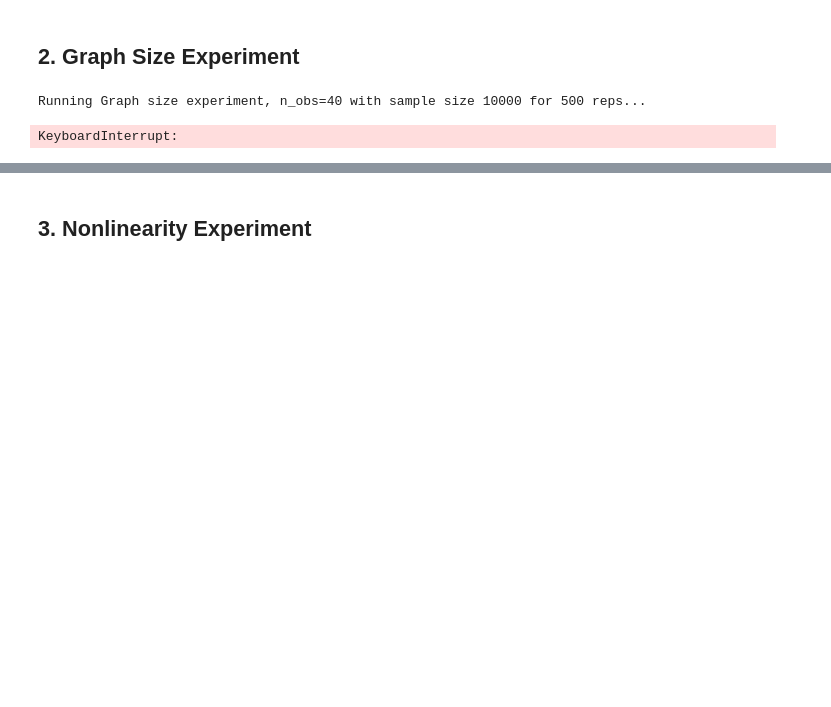
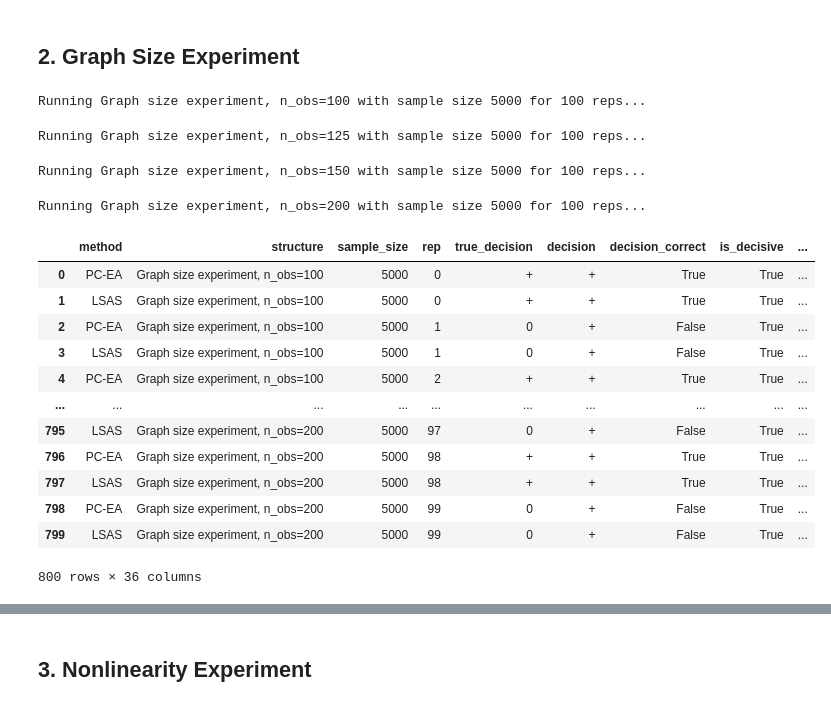
Before and after one commit to fritzwue/LPC-ID, a Jupyter notebook: ea_pc_experiment.ipynb, the cells around one changed output, grey strips where cells are left out. Drawn from its saved outputs; the diff is of its cells as text; code cells hidden in the pictures; blank space fills up the shorter version.

```diff
--- a/ea_pc_experiment.ipynb
+++ b/ea_pc_experiment.ipynb
@@ -1394,6 +1469,8 @@ method_styles = {
     "PC-EA-LSAS-rule": {"color": "orange", "marker": "D"},
 }
 
+def p_for_size(n_obs, avg_degree=TARGET_AVG_DEGREE):
+    return avg_degree / (n_obs + 1)
 
 def format_axis_labels(values):
     labels = []
@@ -1597,24 +1679,42 @@ plot_experiment_metrics(
 # %%
 graph_size_results_list = []
 
 for graph_size in graph_sizes:
     results_one_graph_size = run_structure_experiment(
         structure_name=f"Graph size experiment, n_obs={graph_size}",
         sample_sizes=[BASE_SAMPLE_SIZE],
         n_reps=BASE_N_REPS,
         n_obs=graph_size,
-        p=BASE_P,
+        p=p_for_size(graph_size),
         beta=BASE_BETA,
         ci_method=BASE_CI_METHOD,
+        n_force_x_parents=N_FORCE_X_PARENTS,
+        n_force_y_parents=N_FORCE_Y_PARENTS,
+        max_z_size=MAX_Z_SIZE
         )
     results_one_graph_size["graph_size"] = graph_size
     graph_size_results_list.append(results_one_graph_size)
 
 graph_size_results = pd.concat(graph_size_results_list, ignore_index=True)
 graph_size_results
 # %% [output]
-Running Graph size experiment, n_obs=40 with sample size 10000 for 500 reps...
+Running Graph size experiment, n_obs=100 with sample size 5000 for 100 reps...
-KeyboardInterrupt:
+Running Graph size experiment, n_obs=125 with sample size 5000 for 100 reps...
+Running Graph size experiment, n_obs=150 with sample size 5000 for 100 reps...
+Running Graph size experiment, n_obs=200 with sample size 5000 for 100 reps...
+|  | method | structure | sample_size | rep | true_decision | decision | decision_correct | is_decisive | ... |
+| 0 | PC-EA | Graph size experiment, n_obs=100 | 5000 | 0 | + | + | True | True | ... |
+| 1 | LSAS | Graph size experiment, n_obs=100 | 5000 | 0 | + | + | True | True | ... |
+| 2 | PC-EA | Graph size experiment, n_obs=100 | 5000 | 1 | 0 | + | False | True | ... |
+| 3 | LSAS | Graph size experiment, n_obs=100 | 5000 | 1 | 0 | + | False | True | ... |
+| 4 | PC-EA | Graph size experiment, n_obs=100 | 5000 | 2 | + | + | True | True | ... |
+| ... | ... | ... | ... | ... | ... | ... | ... | ... | ... |
+| 795 | LSAS | Graph size experiment, n_obs=200 | 5000 | 97 | 0 | + | False | True | ... |
+| 796 | PC-EA | Graph size experiment, n_obs=200 | 5000 | 98 | + | + | True | True | ... |
+| 797 | LSAS | Graph size experiment, n_obs=200 | 5000 | 98 | + | + | True | True | ... |
+| 798 | PC-EA | Graph size experiment, n_obs=200 | 5000 | 99 | 0 | + | False | True | ... |
+| 799 | LSAS | Graph size experiment, n_obs=200 | 5000 | 99 | 0 | + | False | True | ... |
+800 rows × 36 columns
 # %%
 graph_size_decision_metrics = (
     graph_size_results
```
Also changed, not shown: parts of 12 cells of this notebook, 3 other files.
